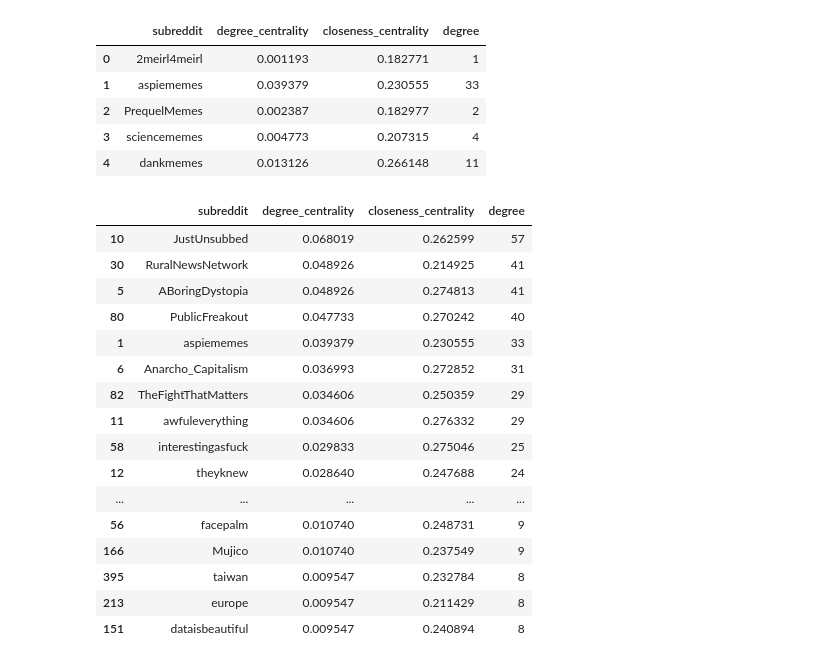
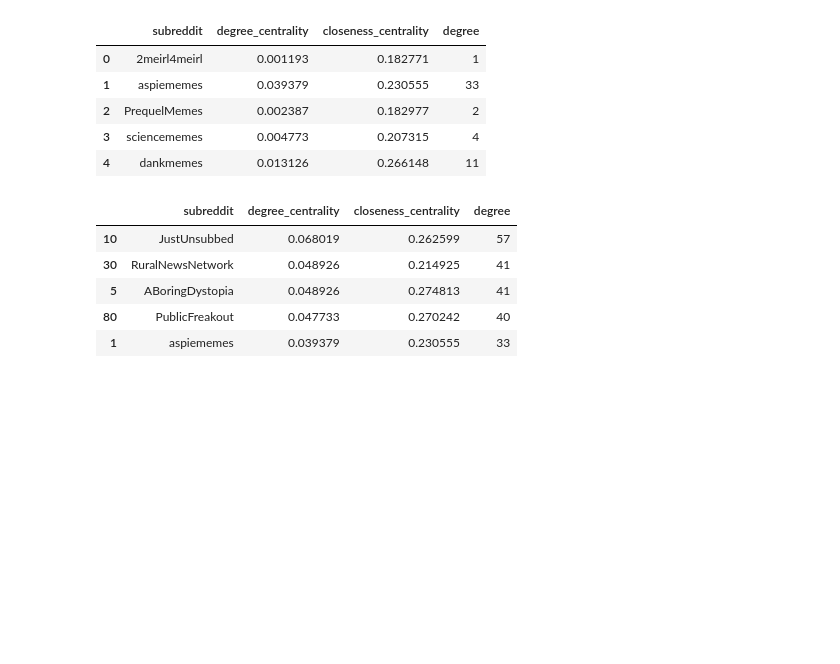
Before and after one commit to jvschlierf/networkthesis, a Jupyter notebook: Preprocessing/subs_network.ipynb, the cells around one changed output. Cells and saved outputs as stored; diff of their text form; code cells hidden in the pictures; blank space fills up the shorter version.

```diff
--- a/Preprocessing/subs_network.ipynb
+++ b/Preprocessing/subs_network.ipynb
@@ -141,24 +142,13 @@ df2.head()
 | 3 | sciencememes | 0.004773 | 0.207315 | 4 |
 | 4 | dankmemes | 0.013126 | 0.266148 | 11 |
 # %%
-df2.sort_values('degree_centrality',ascending=False).head(60)
+df2.sort_values('degree_centrality',ascending=False).head()
 # %% [output]
 |  | subreddit | degree_centrality | closeness_centrality | degree |
 | 10 | JustUnsubbed | 0.068019 | 0.262599 | 57 |
 | 30 | RuralNewsNetwork | 0.048926 | 0.214925 | 41 |
 | 5 | ABoringDystopia | 0.048926 | 0.274813 | 41 |
 | 80 | PublicFreakout | 0.047733 | 0.270242 | 40 |
 | 1 | aspiememes | 0.039379 | 0.230555 | 33 |
-| 6 | Anarcho_Capitalism | 0.036993 | 0.272852 | 31 |
-| 82 | TheFightThatMatters | 0.034606 | 0.250359 | 29 |
-| 11 | awfuleverything | 0.034606 | 0.276332 | 29 |
-| 58 | interestingasfuck | 0.029833 | 0.275046 | 25 |
-| 12 | theyknew | 0.028640 | 0.247688 | 24 |
-| ... | ... | ... | ... | ... |
-| 56 | facepalm | 0.010740 | 0.248731 | 9 |
-| 166 | Mujico | 0.010740 | 0.237549 | 9 |
-| 395 | taiwan | 0.009547 | 0.232784 | 8 |
-| 213 | europe | 0.009547 | 0.211429 | 8 |
-| 151 | dataisbeautiful | 0.009547 | 0.240894 | 8 |
 # %%
 df2.to_csv('../../Files/subs_backboned.csv')
```
Also changed, not shown: parts of 27 cells of this notebook, 3 other files.
